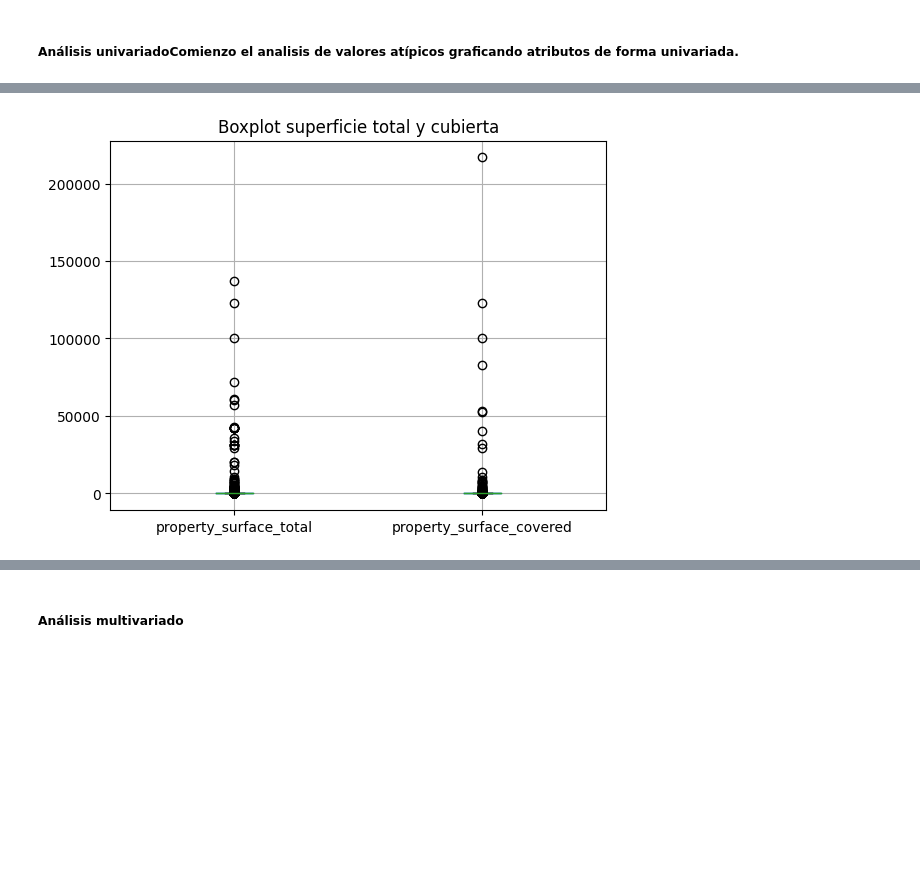
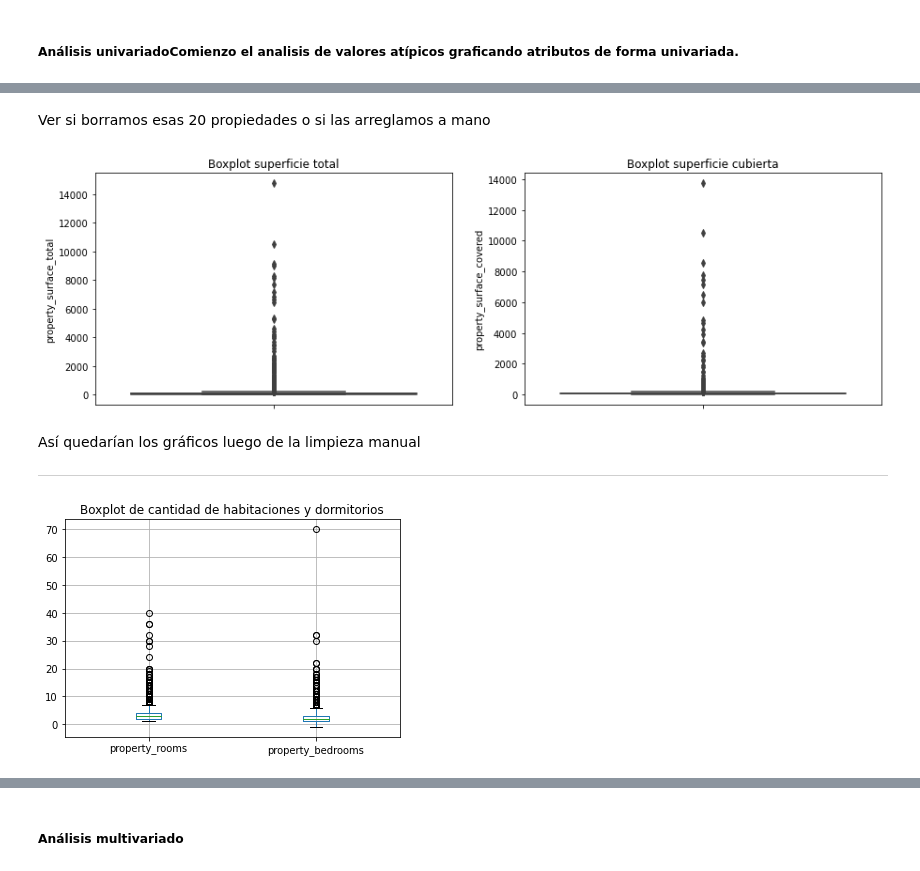
Before and after one commit to iankvdh/Organizacion-de-Datos-2C2022-GRUPO22, a Jupyter notebook: 7506R_TP1_GRUPO22_ENTREGA.ipynb, the cells around one changed output, grey strips where cells are left out. Cells and saved outputs as stored; diff of their text form; code cells hidden in the pictures; blank space fills up the shorter version.

```diff
--- a/7506R_TP1_GRUPO22_ENTREGA.ipynb
+++ b/7506R_TP1_GRUPO22_ENTREGA.ipynb
@@ -291,0 +373,6 @@ Hay algunas propiedades que tienen latitud y longitud pero no tiene el barrio ca
+# %%
+con_barrio_por_coordenadas = sin_barrio_con_coord.copy()
+for barrio in poly.BARRIO:
+    indice_barrio = poly[poly['BARRIO'] == barrio].index[0]
+    mask = sin_barrio_con_coord.within(poly.loc[indice_barrio, 'geometry'])
+    con_barrio_por_coordenadas.loc[mask,"barrio"] = barrio
@@ -291,0 +394,3 @@ Hay algunas propiedades que tienen latitud y longitud pero no tiene el barrio ca
+# %%
+con_barrio_por_coordenadas.drop("geometry", axis = 1, inplace = True)
+viviendas_caba_train.loc[con_barrio_por_coordenadas.index] = con_barrio_por_coordenadas
@@ -356,0 +480,2 @@ Con lo anterior concluimos que una buena forma de complertar la cantidad de dorm
+# %%
+viviendas_caba_train.loc[sin_bedroom_con_room.index] = sin_bedroom_con_room
@@ -432,4 +630,29 @@ boxplot_lat_long
+# %%
+viviendas_caba_train.loc[viviendas_caba_train.index == 129214, 'property_surface_total'] = 137
+viviendas_caba_train.loc[viviendas_caba_train.index == 219021, 'property_surface_total'] = 72
+viviendas_caba_train.loc[viviendas_caba_train.index == 106598, 'property_surface_total'] = 56.74
+viviendas_caba_train.loc[viviendas_caba_train.index == 405324, 'property_surface_total'] = 123
+viviendas_caba_train.loc[viviendas_caba_train.index == 372779, 'property_surface_total'] = 100.68
+viviendas_caba_train.loc[viviendas_caba_train.index == 372779, 'property_surface_total'] = 100.68
+
+#DEBERIAMOS TRATARLOS ASI? son 20 filas con problemas de unidades aprox
+#ARREGLAR TANTO EN SUP TOT COMO EN SUP CUBIERTA
+# %% [markdown]
+Ver si borramos esas 20 propiedades o si las arreglamos a mano
+# %%
+plt.figure(figsize=(15,10))
+plt.subplot(221)
+sns.boxplot(y="property_surface_total", data=viviendas_caba_train[viviendas_caba_train.property_surface_total<15000]).set(title = 'Boxplot superficie total' )
+plt.subplot(222)
+sns.boxplot(y="property_surface_covered", data=viviendas_caba_train[viviendas_caba_train.property_surface_covered<15000]).set(title = 'Boxplot superficie cubierta' )
+plt.show()
+# %% [output]
+[figure, added]
+# %% [markdown]
+Así quedarían los gráficos luego de la limpieza manual
+
+-----
 # %%
-boxplot_surface = viviendas_caba_train.boxplot(column = ['property_surface_total','property_surface_covered']).set(title = 'Boxplot superficie total y cubierta')
+boxplot_rooms = viviendas_caba_train.boxplot(column = ['property_rooms','property_bedrooms']).set(title= 'Boxplot de cantidad de habitaciones y dormitorios')
 # %% [output]
-[figure, old version]
+[figure, new version]
```
Also changed, not shown: parts of 74 cells of this notebook, 2 other files.
